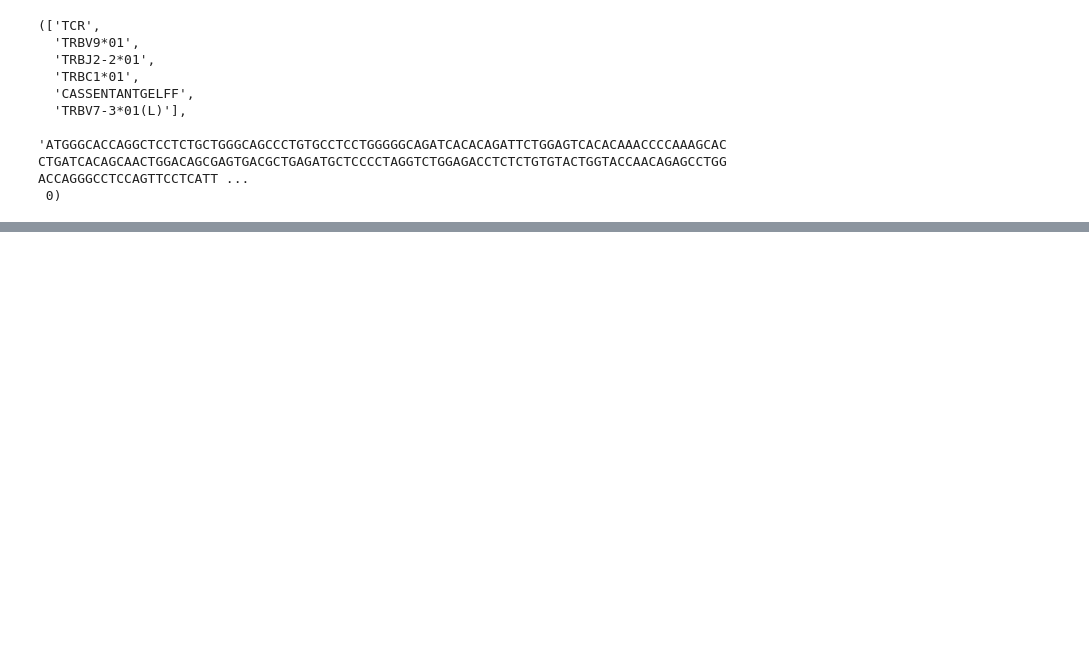
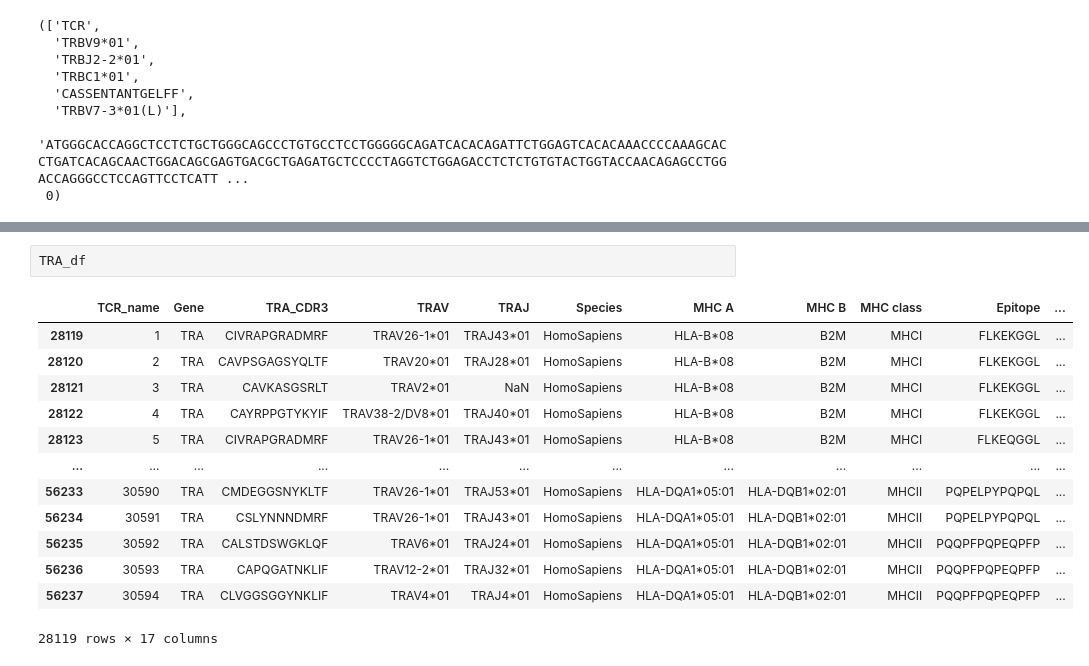
Before and after one commit to vegger/BA_ZHAW, a Jupyter notebook: notebooks/stitchrPlayground.ipynb, the cells around one changed output, grey strips where cells are left out. Drawn from its saved outputs; the diff is of its cells as text; blank space fills up the shorter version.

```diff
--- a/notebooks/stitchrPlayground.ipynb
+++ b/notebooks/stitchrPlayground.ipynb
@@ -37,0 +144,16 @@ However the documentation mentions that for high throughput (as we must use) one
+# %%
+TRA_df
+# %% [output]
+|  | TCR_name | Gene | TRA_CDR3 | TRAV | TRAJ | Species | MHC A | MHC B | MHC class | Epitope | ... |
+| 28119 | 1 | TRA | CIVRAPGRADMRF | TRAV26-1*01 | TRAJ43*01 | HomoSapiens | HLA-B*08 | B2M | MHCI | FLKEKGGL | ... |
+| 28120 | 2 | TRA | CAVPSGAGSYQLTF | TRAV20*01 | TRAJ28*01 | HomoSapiens | HLA-B*08 | B2M | MHCI | FLKEKGGL | ... |
+| 28121 | 3 | TRA | CAVKASGSRLT | TRAV2*01 | NaN | HomoSapiens | HLA-B*08 | B2M | MHCI | FLKEKGGL | ... |
+| 28122 | 4 | TRA | CAYRPPGTYKYIF | TRAV38-2/DV8*01 | TRAJ40*01 | HomoSapiens | HLA-B*08 | B2M | MHCI | FLKEKGGL | ... |
+| 28123 | 5 | TRA | CIVRAPGRADMRF | TRAV26-1*01 | TRAJ43*01 | HomoSapiens | HLA-B*08 | B2M | MHCI | FLKEQGGL | ... |
+| ... | ... | ... | ... | ... | ... | ... | ... | ... | ... | ... | ... |
+| 56233 | 30590 | TRA | CMDEGGSNYKLTF | TRAV26-1*01 | TRAJ53*01 | HomoSapiens | HLA-DQA1*05:01 | HLA-DQB1*02:01 | MHCII | PQPELPYPQPQL | ... |
+| 56234 | 30591 | TRA | CSLYNNNDMRF | TRAV26-1*01 | TRAJ43*01 | HomoSapiens | HLA-DQA1*05:01 | HLA-DQB1*02:01 | MHCII | PQPELPYPQPQL | ... |
+| 56235 | 30592 | TRA | CALSTDSWGKLQF | TRAV6*01 | TRAJ24*01 | HomoSapiens | HLA-DQA1*05:01 | HLA-DQB1*02:01 | MHCII | PQQPFPQPEQPFP | ... |
+| 56236 | 30593 | TRA | CAPQGATNKLIF | TRAV12-2*01 | TRAJ32*01 | HomoSapiens | HLA-DQA1*05:01 | HLA-DQB1*02:01 | MHCII | PQQPFPQPEQPFP | ... |
+| 56237 | 30594 | TRA | CLVGGSGGYNKLIF | TRAV4*01 | TRAJ4*01 | HomoSapiens | HLA-DQA1*05:01 | HLA-DQB1*02:01 | MHCII | PQQPFPQPEQPFP | ... |
+28119 rows × 17 columns
```
Also changed, not shown: parts of 13 cells of this notebook.
